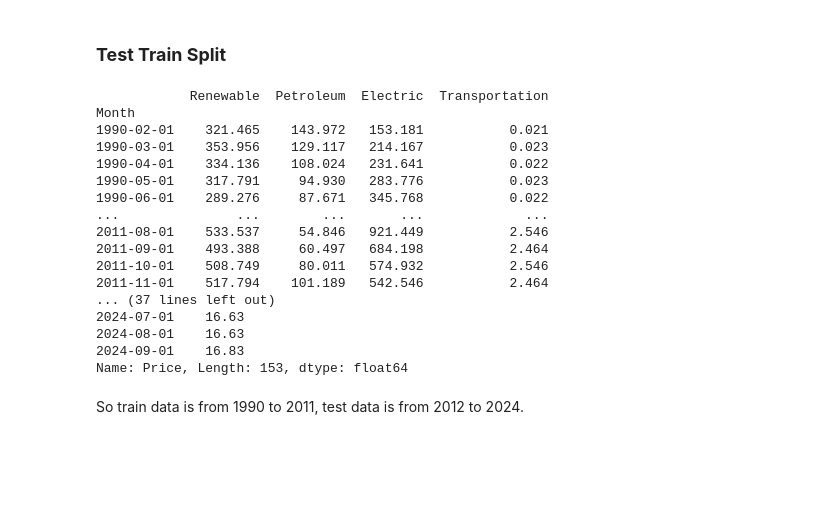
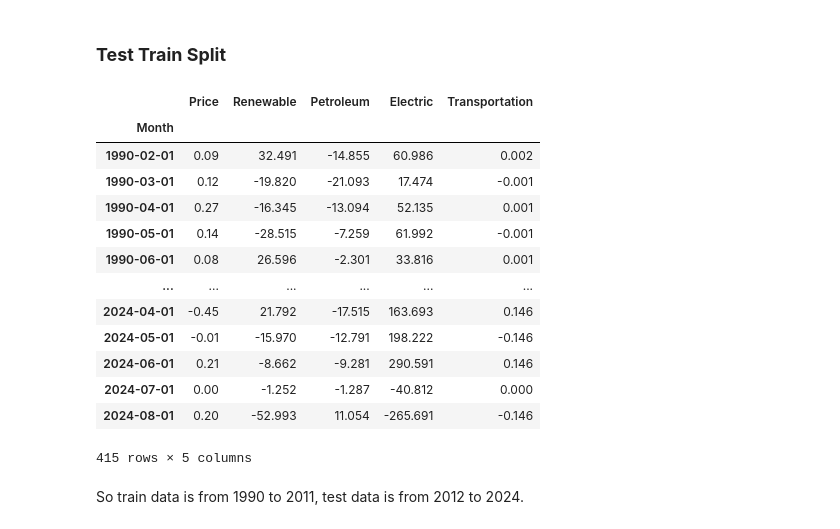
Before and after one commit to bktakacs/springboard_dsc_capstone3, a Jupyter notebook: pp-model.ipynb, the cells around one changed output. Saved outputs shown, nothing was run; the diff lists cells and outputs as text; code cells hidden in the pictures; blank space fills up the shorter version.

```diff
--- a/pp-model.ipynb
+++ b/pp-model.ipynb
@@ -71,38 +71,51 @@ Renewable and Petroleum now have same units (trillion Btu)
 ##### Don't need to scale data because it's a time series
 # %% [markdown]
 ### __Test Train Split__
+# %%
+# Make differenced dataframe as well for use with modeling
+df_diff = pd.DataFrame()
+for col in df.columns:
+    df_diff[col] = np.diff(df[col])
+
+df_diff.index = df.index[:-1]
+df_diff
+# %% [output]
+|  | Price | Renewable | Petroleum | Electric | Transportation |
+| Month |  |  |  |  |  |
+| 1990-02-01 | 0.09 | 32.491 | -14.855 | 60.986 | 0.002 |
+| 1990-03-01 | 0.12 | -19.820 | -21.093 | 17.474 | -0.001 |
+| 1990-04-01 | 0.27 | -16.345 | -13.094 | 52.135 | 0.001 |
+| 1990-05-01 | 0.14 | -28.515 | -7.259 | 61.992 | -0.001 |
+| 1990-06-01 | 0.08 | 26.596 | -2.301 | 33.816 | 0.001 |
+| ... | ... | ... | ... | ... | ... |
+| 2024-04-01 | -0.45 | 21.792 | -17.515 | 163.693 | 0.146 |
+| 2024-05-01 | -0.01 | -15.970 | -12.791 | 198.222 | -0.146 |
+| 2024-06-01 | 0.21 | -8.662 | -9.281 | 290.591 | 0.146 |
+| 2024-07-01 | 0.00 | -1.252 | -1.287 | -40.812 | 0.000 |
+| 2024-08-01 | 0.20 | -52.993 | 11.054 | -265.691 | -0.146 |
+415 rows × 5 columns
 # %%
 # 65/35 test train split on data
 split = 0.65
 split_year = df.index.year[0] + int(split * (df.index.year[-1] - df.index.year[0]))    # find 60% of yearspan
 train = df[df.index < str(split_year)]  # split data
 test = df[df.index >= str(split_year)]
-# print(train, test)
+
+train_diff = df_diff[df_diff.index < str(split_year)]
+test_diff = df_diff[df_diff.index >= str(split_year)]
+# print(train_diff, test_diff)
 
 # Split x and y into train and test
 xtrain = train.drop(columns=['Price'])
 xtest = test.drop(columns=['Price'])
 ytrain = train.Price
 ytest = test.Price
-print(xtrain, xtest, ytrain, ytest)
+
+xtrain_diff = train_diff.drop(columns=['Price'])
+xtest_diff = test_diff.drop(columns=['Price'])
+ytrain_diff = train_diff.Price
+ytest_diff = test_diff.Price
+# print(xtrain_diff, xtest_diff, ytrain_diff, ytest_diff)
-# %% [output]
-            Renewable  Petroleum  Electric  Transportation
-Month
-1990-02-01    321.465    143.972   153.181           0.021
-1990-03-01    353.956    129.117   214.167           0.023
-1990-04-01    334.136    108.024   231.641           0.022
-1990-05-01    317.791     94.930   283.776           0.023
-1990-06-01    289.276     87.671   345.768           0.022
-...               ...        ...       ...             ...
-2011-08-01    533.537     54.846   921.449           2.546
-2011-09-01    493.388     60.497   684.198           2.464
-2011-10-01    508.749     80.011   574.932           2.546
-2011-11-01    517.794    101.189   542.546           2.464
-... (37 lines left out)
-2024-07-01    16.63
-2024-08-01    16.63
-2024-09-01    16.83
-Name: Price, Length: 153, dtype: float64
 # %% [markdown]
 So train data is from 1990 to 2011, test data is from 2012 to 2024.
 # %% [markdown]
```
Also changed, not shown: parts of 13 cells of this notebook.
